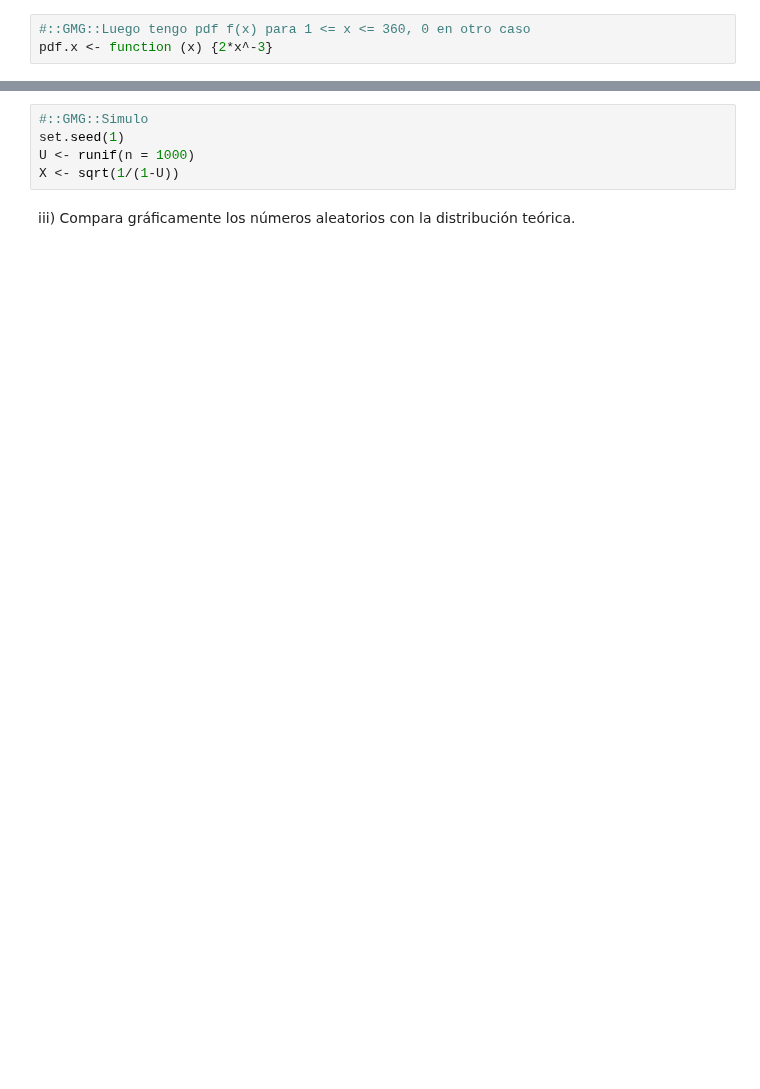
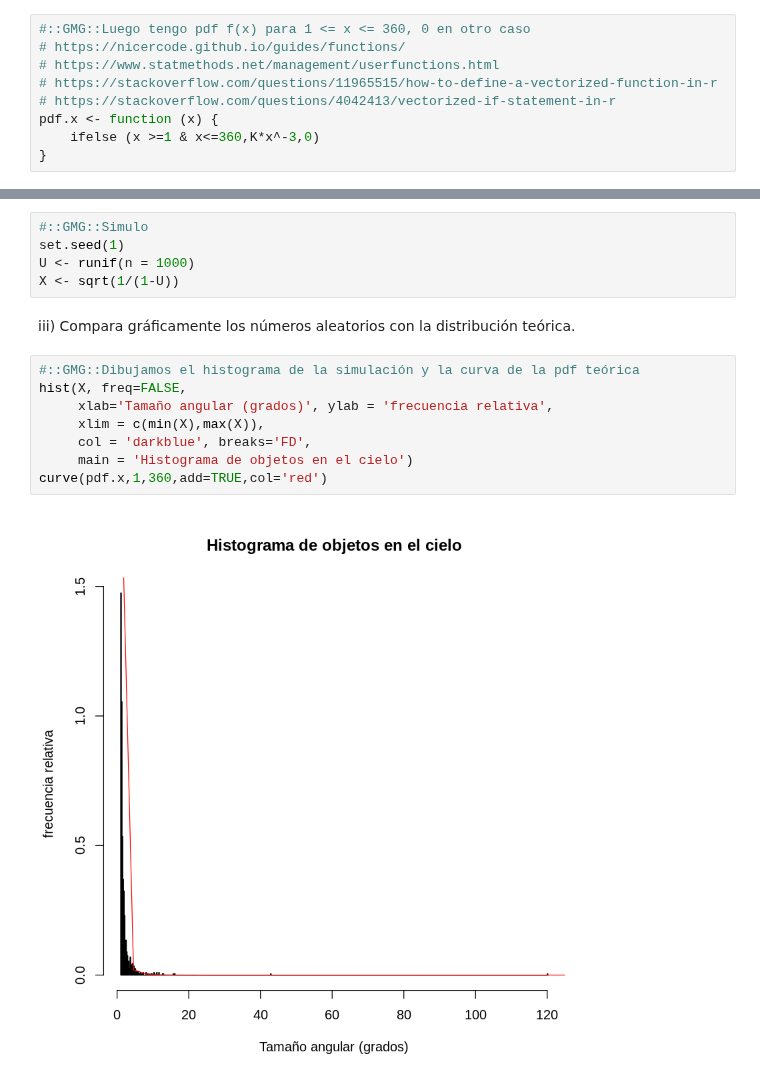
Before and after one commit to yerartdev/uc-m1965-stats, a Jupyter notebook: p4/practica4-gerardo-de-miguel.gonzalez.ipynb, the cells around one changed output, grey strips where cells are left out. Drawn from its saved outputs; the diff is of its cells as text; blank space fills up the shorter version.

```diff
--- a/p4/practica4-gerardo-de-miguel.gonzalez.ipynb
+++ b/p4/practica4-gerardo-de-miguel.gonzalez.ipynb
@@ -189,7 +236,13 @@ paste('Valor de K:',round(K,5))
 [1] "Valor de K: 2.00002"
 # %%
 #::GMG::Luego tengo pdf f(x) para 1 <= x <= 360, 0 en otro caso
-pdf.x <- function (x) {2*x^-3}
+# https://nicercode.github.io/guides/functions/
+# https://www.statmethods.net/management/userfunctions.html
+# https://stackoverflow.com/questions/11965515/how-to-define-a-vectorized-function-in-r
+# https://stackoverflow.com/questions/4042413/vectorized-if-statement-in-r
+pdf.x <- function (x) {
+    ifelse (x >=1 & x<=360,K*x^-3,0)
+}
 # %% [markdown]
 ii) Genera 1000 números aleatorios siguiendo la distribución de X.
 
@@ -219,3 +276,13 @@ U <- runif(n = 1000)
 X <- sqrt(1/(1-U))
 # %% [markdown]
 iii) Compara gráficamente los números aleatorios con la distribución teórica.
+# %%
+#::GMG::Dibujamos el histograma de la simulación y la curva de la pdf teórica
+hist(X, freq=FALSE,
+     xlab='Tamaño angular (grados)', ylab = 'frecuencia relativa',
+     xlim = c(min(X),max(X)),
+     col = 'darkblue', breaks='FD',
+     main = 'Histograma de objetos en el cielo')
+curve(pdf.x,1,360,add=TRUE,col='red')
+# %% [output]
+[figure, added]
```
Also changed, not shown: parts of 9 cells of this notebook.
